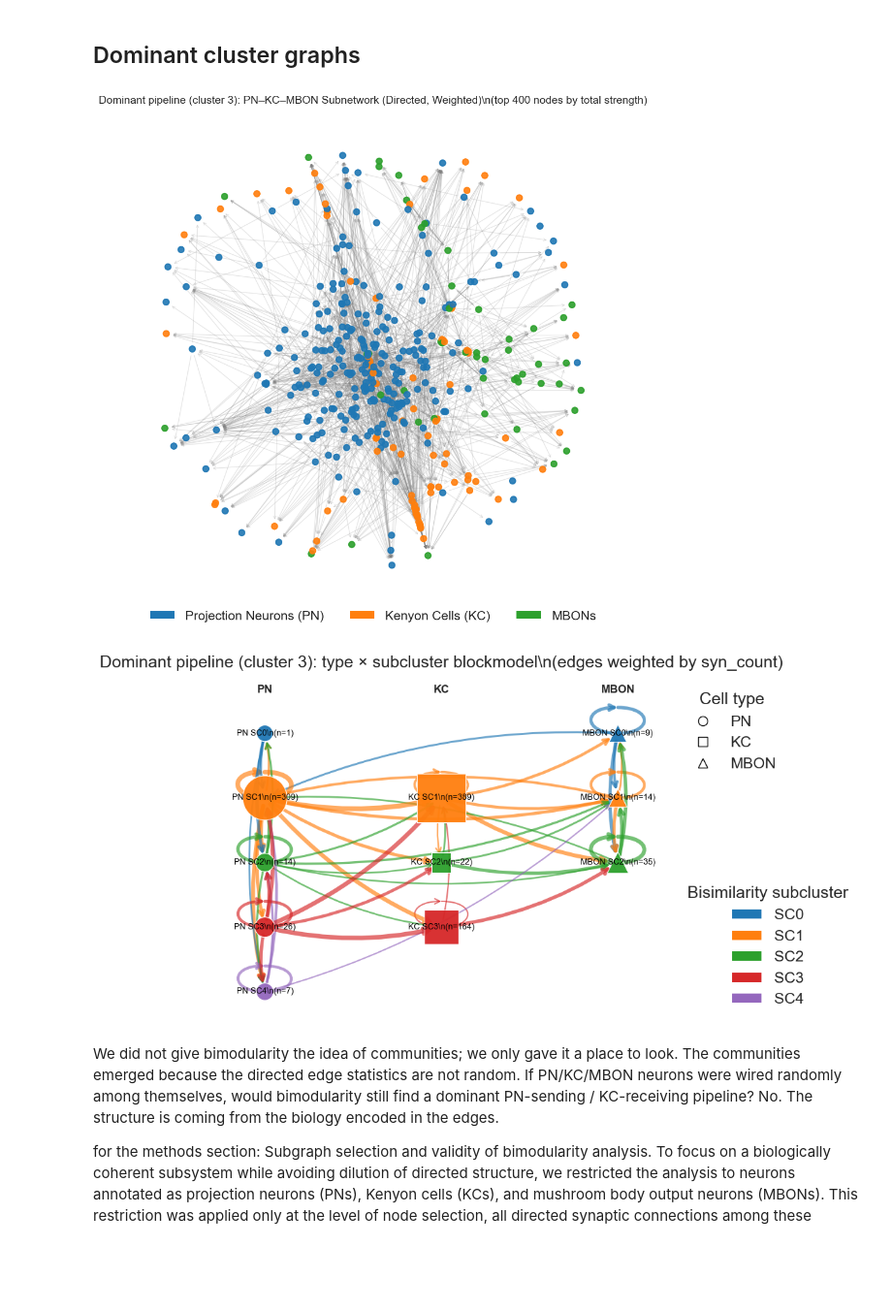
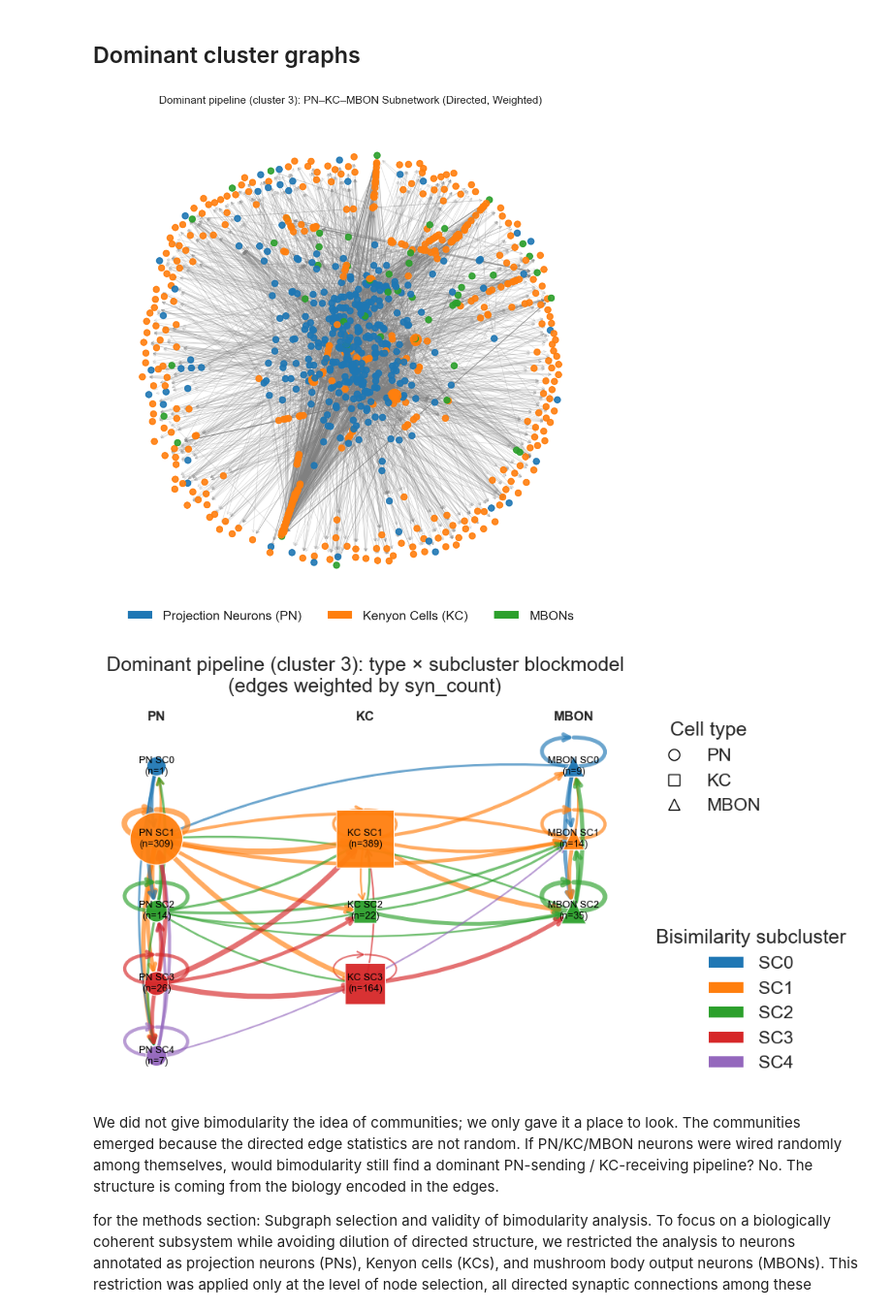
Before and after one commit to Banu-ozdeveci/flywire-connectome-analysis, a Jupyter notebook: notebooks/s_test_fly_bimodularity.ipynb, the cells around one changed output. Shown at 97% size. Saved outputs shown, nothing was run; the diff lists cells and outputs as text; code cells hidden in the pictures; blank space fills up the shorter version.

Commit message:
Cleaner graphs

```diff
--- a/notebooks/s_test_fly_bimodularity.ipynb
+++ b/notebooks/s_test_fly_bimodularity.ipynb
@@ -1190,7 +1190,7 @@ G_dom.add_weighted_edges_from(
 )
 
 # Optional downsampling for readability (spring-layout is O(E))
-MAX_PLOT_NODES = 400  # set to None to draw all nodes
+MAX_PLOT_NODES = None  # set to None to draw all nodes
 G_plot = G_dom
 if MAX_PLOT_NODES is not None and G_dom.number_of_nodes() > MAX_PLOT_NODES:
     strength = {}
@@ -1213,35 +1213,35 @@ for n in G_plot.nodes():
     else:
         color_map.append('gray')
 
 pos = nx.spring_layout(G_plot, seed=42)
 
 plt.figure(figsize=(10, 10))
 nx.draw_networkx_nodes(G_plot, pos, node_color=color_map, node_size=60, alpha=0.9)
 nx.draw_networkx_edges(
     G_plot,
     pos,
     arrowstyle='->',
     arrowsize=8,
     edge_color='gray',
     alpha=0.2,
 )
 
 legend_elements = [
     Patch(facecolor='tab:blue', label='Projection Neurons (PN)'),
     Patch(facecolor='tab:orange', label='Kenyon Cells (KC)'),
     Patch(facecolor='tab:green', label='MBONs'),
 ]
 plt.legend(handles=legend_elements, loc='lower center', bbox_to_anchor=(0.5, -0.05), ncol=3, frameon=False)
 
 title = f'Dominant pipeline (cluster {largest_cluster}): PN–KC–MBON Subnetwork (Directed, Weighted)'
 if MAX_PLOT_NODES is not None and G_dom.number_of_nodes() > MAX_PLOT_NODES:
-    title += f'\\n(top {MAX_PLOT_NODES} nodes by total strength)'
+    title += f'\n(top {MAX_PLOT_NODES} nodes by total strength)'
 plt.title(title, fontsize=14)
 plt.axis('off')
 plt.tight_layout()
 plt.show()
 # %% [output]
-[figure, old version]
+[figure, new version]
 # %%
 import numpy as np
 import pandas as pd
@@ -1368,12 +1368,12 @@ leg1 = ax.legend(handles=type_handles, title='Cell type', loc='upper left', bbox
 ax.add_artist(leg1)
 ax.legend(handles=sc_handles, title='Bisimilarity subcluster', loc='lower left', bbox_to_anchor=(1.02, 0.0), frameon=False)
 
-plt.title(f'Dominant pipeline (cluster {largest_cluster}): type × subcluster blockmodel\\n(edges weighted by {EDGE_WEIGHT_COL})')
+plt.title(f'Dominant pipeline (cluster {largest_cluster}): type × subcluster blockmodel\n(edges weighted by {EDGE_WEIGHT_COL})')
 plt.axis('off')
 plt.tight_layout(rect=[0, 0, 0.78, 1])
 plt.show()
 # %% [output]
-[figure, old version]
+[figure, new version]
 # %% [markdown]
 We did not give bimodularity the idea of communities; we only gave it a place to look.
 The communities emerged because the directed edge statistics are not random.
```
